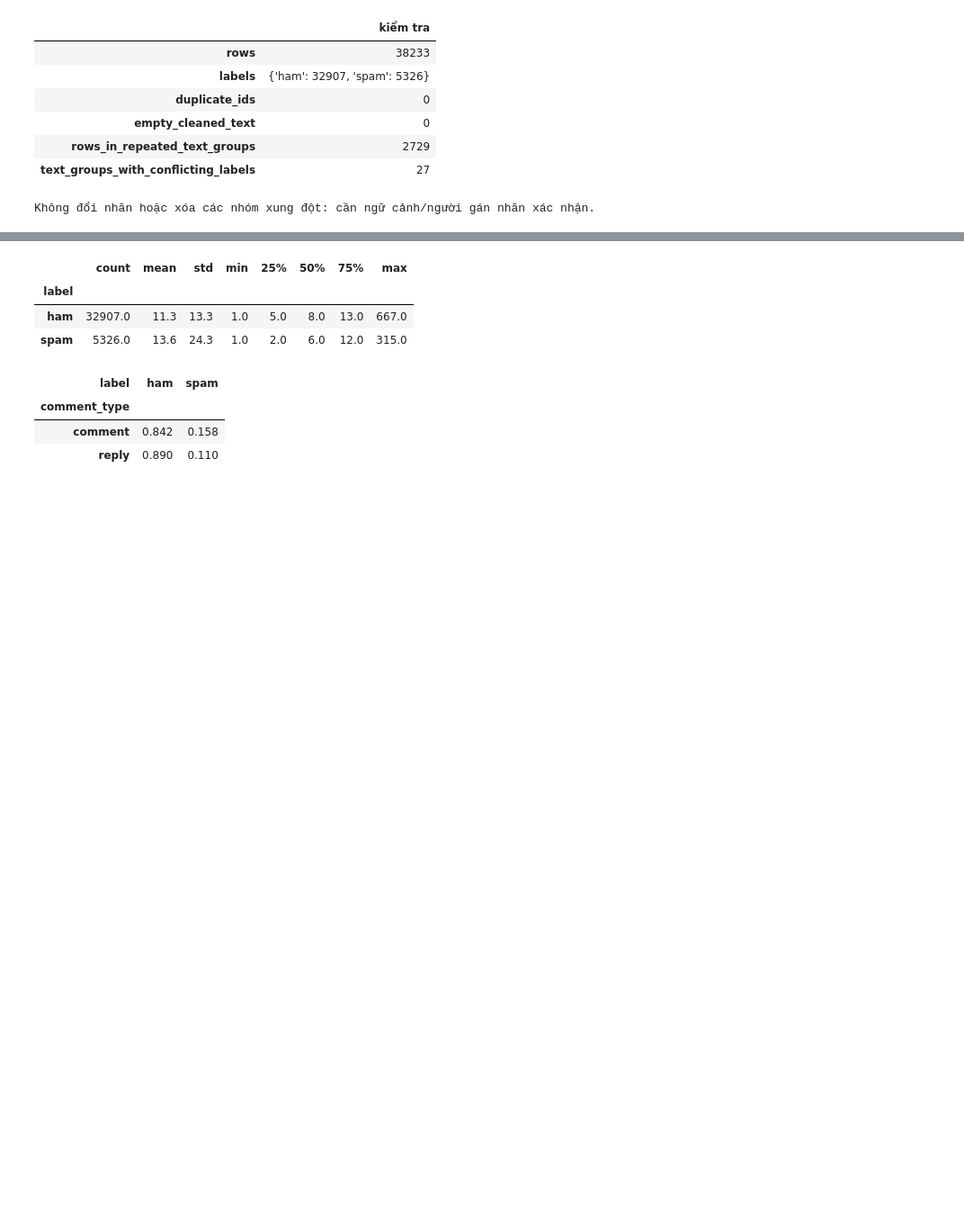
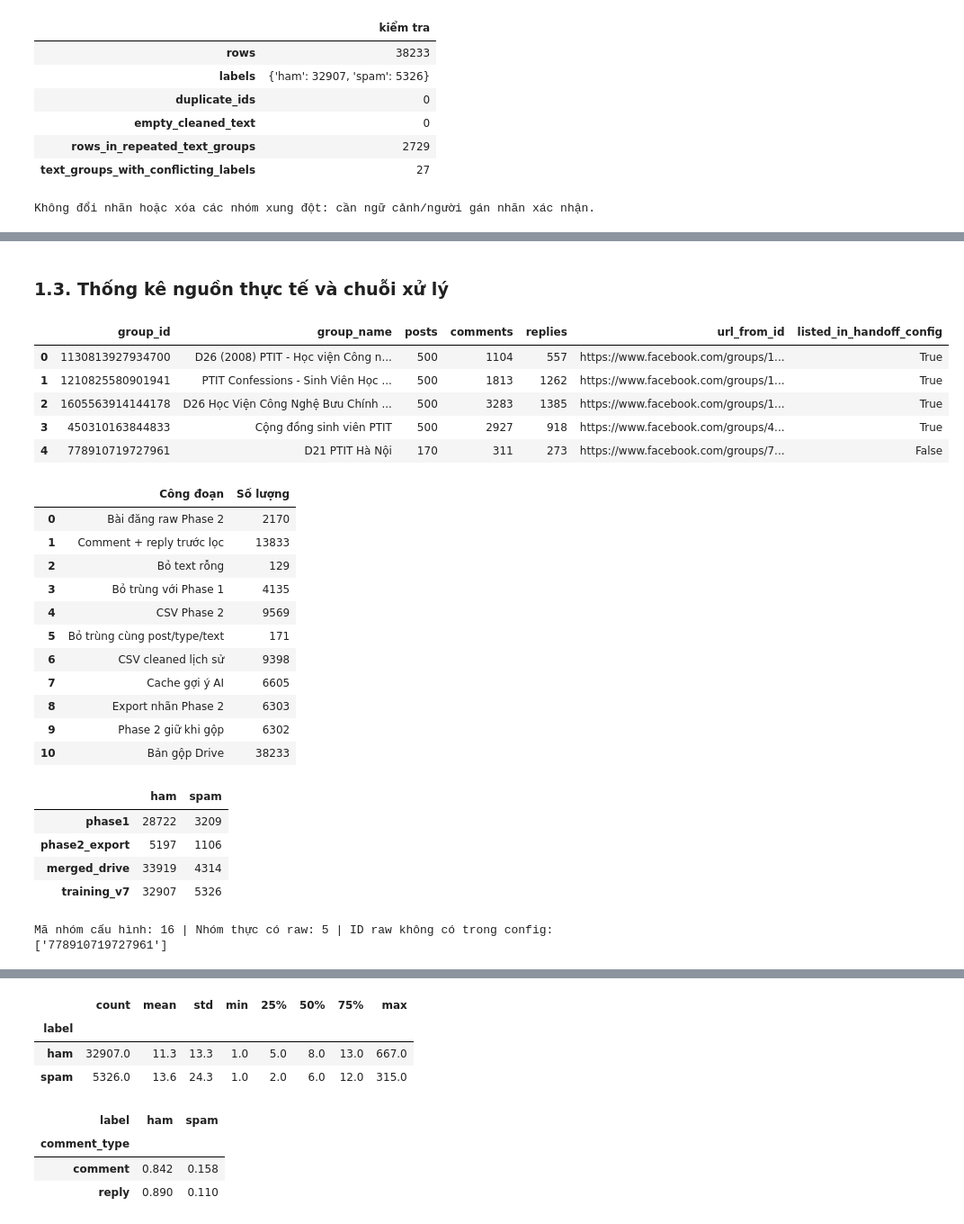
Before and after one commit to P-Bao/ptit-facebook-spam-ham, a Jupyter notebook: notebooks/spam-ham-comments.ipynb, the cells around one changed output, grey strips where cells are left out. Shown at 90% size. Cells and saved outputs as stored; diff of their text form; code cells hidden in the pictures; blank space fills up the shorter version.

Commit message:
feat: verify collection provenance in standalone notebook

```diff
--- a/notebooks/spam-ham-comments.ipynb
+++ b/notebooks/spam-ham-comments.ipynb
@@ -459,0 +918,49 @@ Không đổi nhãn hoặc xóa các nhóm xung đột: cần ngữ cảnh/ngư
+# %% [markdown]
+### 1.3. Thống kê nguồn thực tế và chuỗi xử lý
+# %%
+collection_groups = pd.DataFrame(COLLECTION_AUDIT["groups"])
+collection_groups["group_name"] = collection_groups["names_in_snapshot"].map("; ".join)
+display(collection_groups[["group_id", "group_name", "posts", "comments", "replies", "url_from_id", "listed_in_handoff_config"]])
+collection_flow = [
+    ("Bài đăng raw Phase 2", COLLECTION_AUDIT["raw"]["posts"]),
+    ("Comment + reply trước lọc", COLLECTION_AUDIT["conversion"]["raw_rows"]),
+    ("Bỏ text rỗng", COLLECTION_AUDIT["conversion"]["empty_removed"]),
+    ("Bỏ trùng với Phase 1", COLLECTION_AUDIT["conversion"]["phase1_duplicate_removed"]),
+    ("CSV Phase 2", COLLECTION_AUDIT["conversion"]["flat_rows"]),
+    ("Bỏ trùng cùng post/type/text", COLLECTION_AUDIT["cleaning"]["duplicate_rows_removed"]),
+    ("CSV cleaned lịch sử", COLLECTION_AUDIT["cleaning"]["legacy_rows"]),
+    ("Cache gợi ý AI", COLLECTION_AUDIT["annotation"]["cache_rows"]),
+    ("Export nhãn Phase 2", COLLECTION_AUDIT["annotation"]["official_rows"]),
+    ("Phase 2 giữ khi gộp", COLLECTION_AUDIT["merge"]["phase2_retained"]),
+    ("Bản gộp Drive", COLLECTION_AUDIT["merge"]["rows"]),
+]
+display(pd.DataFrame(collection_flow, columns=["Công đoạn", "Số lượng"]))
+display(pd.DataFrame(COLLECTION_AUDIT["labels"]).T.fillna(0).astype(int))
+print("Mã nhóm cấu hình:", COLLECTION_AUDIT["configured_groups_count"],
+      "| Nhóm thực có raw:", COLLECTION_AUDIT["raw"]["groups"],
+      "| ID raw không có trong config:", COLLECTION_AUDIT["raw_group_ids_not_in_config"])
+# %% [output]
+|  | group_id | group_name | posts | comments | replies | url_from_id | listed_in_handoff_config |
+| 0 | 1130813927934700 | D26 (2008) PTIT - Học viện Công n... | 500 | 1104 | 557 | https://www.facebook.com/groups/1... | True |
+| 1 | 1210825580901941 | PTIT Confessions - Sinh Viên Học ... | 500 | 1813 | 1262 | https://www.facebook.com/groups/1... | True |
+| 2 | 1605563914144178 | D26 Học Viện Công Nghệ Bưu Chính ... | 500 | 3283 | 1385 | https://www.facebook.com/groups/1... | True |
+| 3 | 450310163844833 | Cộng đồng sinh viên PTIT | 500 | 2927 | 918 | https://www.facebook.com/groups/4... | True |
+| 4 | 778910719727961 | D21 PTIT Hà Nội | 170 | 311 | 273 | https://www.facebook.com/groups/7... | False |
+|  | Công đoạn | Số lượng |
+| 0 | Bài đăng raw Phase 2 | 2170 |
+| 1 | Comment + reply trước lọc | 13833 |
+| 2 | Bỏ text rỗng | 129 |
+| 3 | Bỏ trùng với Phase 1 | 4135 |
+| 4 | CSV Phase 2 | 9569 |
+| 5 | Bỏ trùng cùng post/type/text | 171 |
+| 6 | CSV cleaned lịch sử | 9398 |
+| 7 | Cache gợi ý AI | 6605 |
+| 8 | Export nhãn Phase 2 | 6303 |
+| 9 | Phase 2 giữ khi gộp | 6302 |
+| 10 | Bản gộp Drive | 38233 |
+|  | ham | spam |
+| phase1 | 28722 | 3209 |
+| phase2_export | 5197 | 1106 |
+| merged_drive | 33919 | 4314 |
+| training_v7 | 32907 | 5326 |
+Mã nhóm cấu hình: 16 | Nhóm thực có raw: 5 | ID raw không có trong config: ['778910719727961']
```
Also changed, not shown: parts of 15 cells of this notebook, 46 other files.
